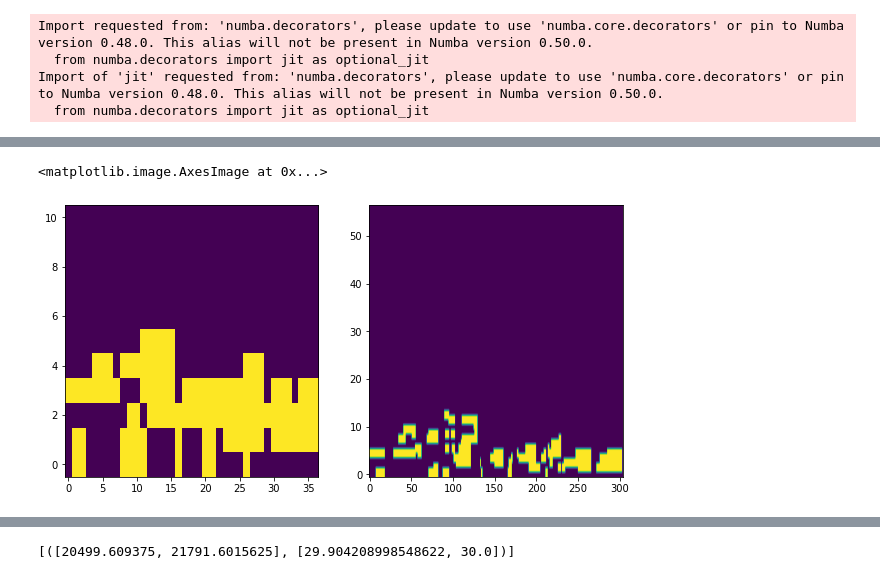
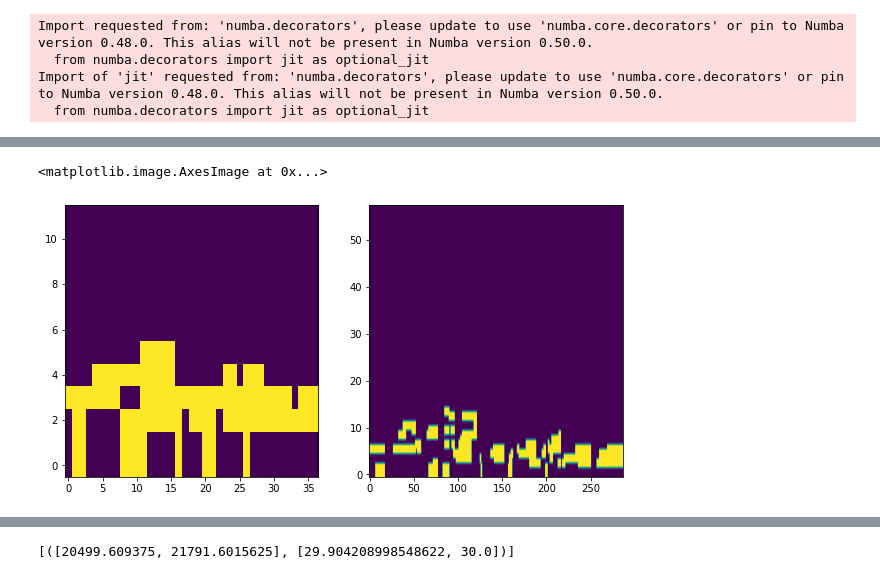
Before and after one commit to nicolasfigueiredo/integration, a Jupyter notebook: notebooks/cost-experiment/check_pct_refinement.ipynb, the cells around one changed output, grey strips where cells are left out. Cells and saved outputs as stored; diff of their text form; code cells hidden in the pictures.

```diff
--- a/notebooks/cost-experiment/check_pct_refinement.ipynb
+++ b/notebooks/cost-experiment/check_pct_refinement.ipynb
@@ -35,8 +130,9 @@ time_span = [0,len(y)/sr]
 
 n_fft = 512
 
-hop_size = n_fft//4
+hop_size = 512
 spec = librosa.stft(y, n_fft=n_fft, hop_length=hop_size)
 spec_amp = np.abs(spec)
 spec_db = librosa.amplitude_to_db(spec_amp, ref=np.min)
 x_axis, y_axis = stft_zoom.get_axes_values(sr, 0, time_span, spec.shape)
+num_time_frames = int(np.ceil(44100 * 30 / hop_size))
@@ -109,14 +284,14 @@ spec.shape[1]
 # %%
 plt.figure(figsize=[10,5])
 
 plt.subplot(1,2,1)
-plt.imshow(get_refine_map(midi_file, [800,800], timestamp), origin='lower', aspect='auto')
+plt.imshow(get_refine_map(midi_file, [800,800], timestamp, num_time_frames), origin='lower', aspect='auto')
 
 plt.subplot(1,2,2)
-plt.imshow(get_refine_map(midi_file, [100,100], timestamp), origin='lower', aspect='auto')
+plt.imshow(get_refine_map(midi_file, [100,100], timestamp, num_time_frames), origin='lower', aspect='auto')
 # %% [output]
 <matplotlib.image.AxesImage at 0x...>
-[figure, old version]
+[figure, new version]
 # %%
 second_level = get_refine_map(midi_file, [100,100], timestamp)
 indices_second_level = np.where(second_level.flatten() > 0)[0]
```
Also changed, not shown: parts of 16 cells of this notebook, 12 other files.
